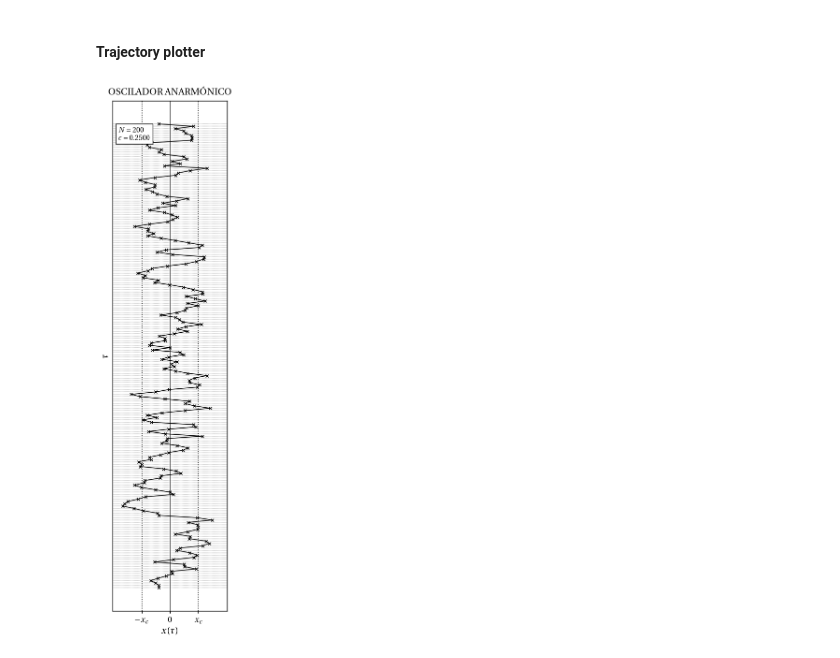
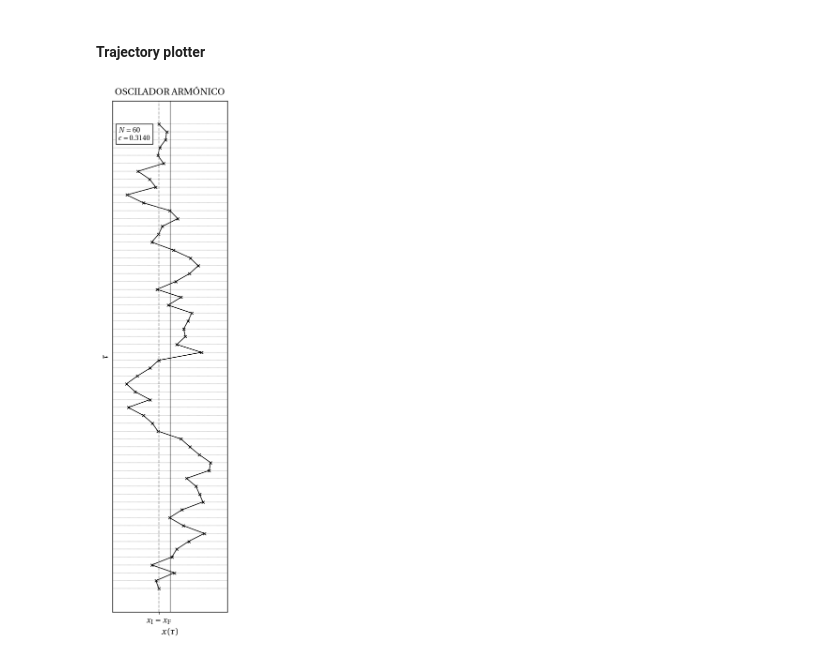
Before and after one commit to jajimesa/quantum-harmonic-oscillator-metropolis, a Jupyter notebook: simulation.ipynb, the cells around one changed output. Drawn from its saved outputs; the diff is of its cells as text; code cells hidden in the pictures.

```diff
--- a/simulation.ipynb
+++ b/simulation.ipynb
@@ -23,13 +23,13 @@ N_E = 500                     # Number of trajectories to promediate (at least 1
 antiperiodic = False
 
 N_bar = 5            # Number of intermediate trajectories before selecting a definitive one
-n_bar = 40           # Number of metropolis steps before deciding initial position
+n_bar = 10           # Number of metropolis steps before deciding initial position
 
 # V(x) = (m/2)omega^2 * x^2 + lambda * x^4
 hbar = 1
-m = 0.5
+m = 1
 omega = 1
-Lambda = 1
+Lambda = 0
 # %% [markdown]
 ##### Potential centered at $x=0$
 
@@ -401,7 +401,7 @@ array([[-0.89321933, -1.46318226, -0.08803179, ...,  0.55260388,
 # %% [markdown]
 #### Trajectory plotter
 # %%
-N = 200
+N = 60
 
 def plot_sample_trajectory(title="A sample trajectory", f=0.0, figsize=['short', 'long']):
     """
@@ -463,6 +463,6 @@ def plot_sample_trajectory(title="A sample trajectory", f=0.0, figsize=['short',
     plt.savefig("sample_trajectory.png")
     plt.show()
 # %%
-plot_sample_trajectory("OSCILADOR ANARMÓNICO", f=f, figsize='long')
+plot_sample_trajectory("OSCILADOR ARMÓNICO", figsize='long')
 # %% [output]
-[figure, old version]
+[figure, new version]
```
Also changed, not shown: parts of 4 cells of this notebook.
